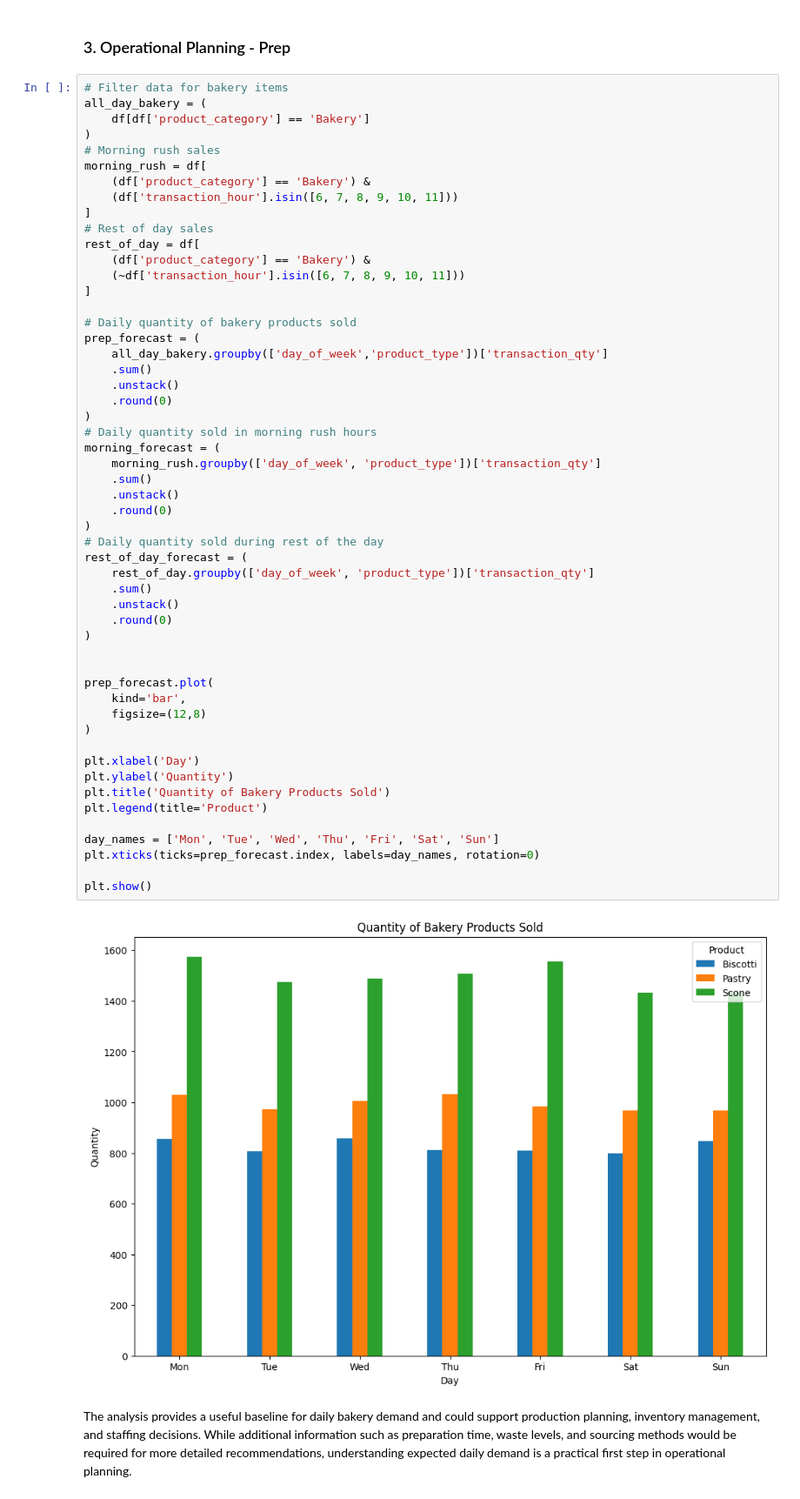
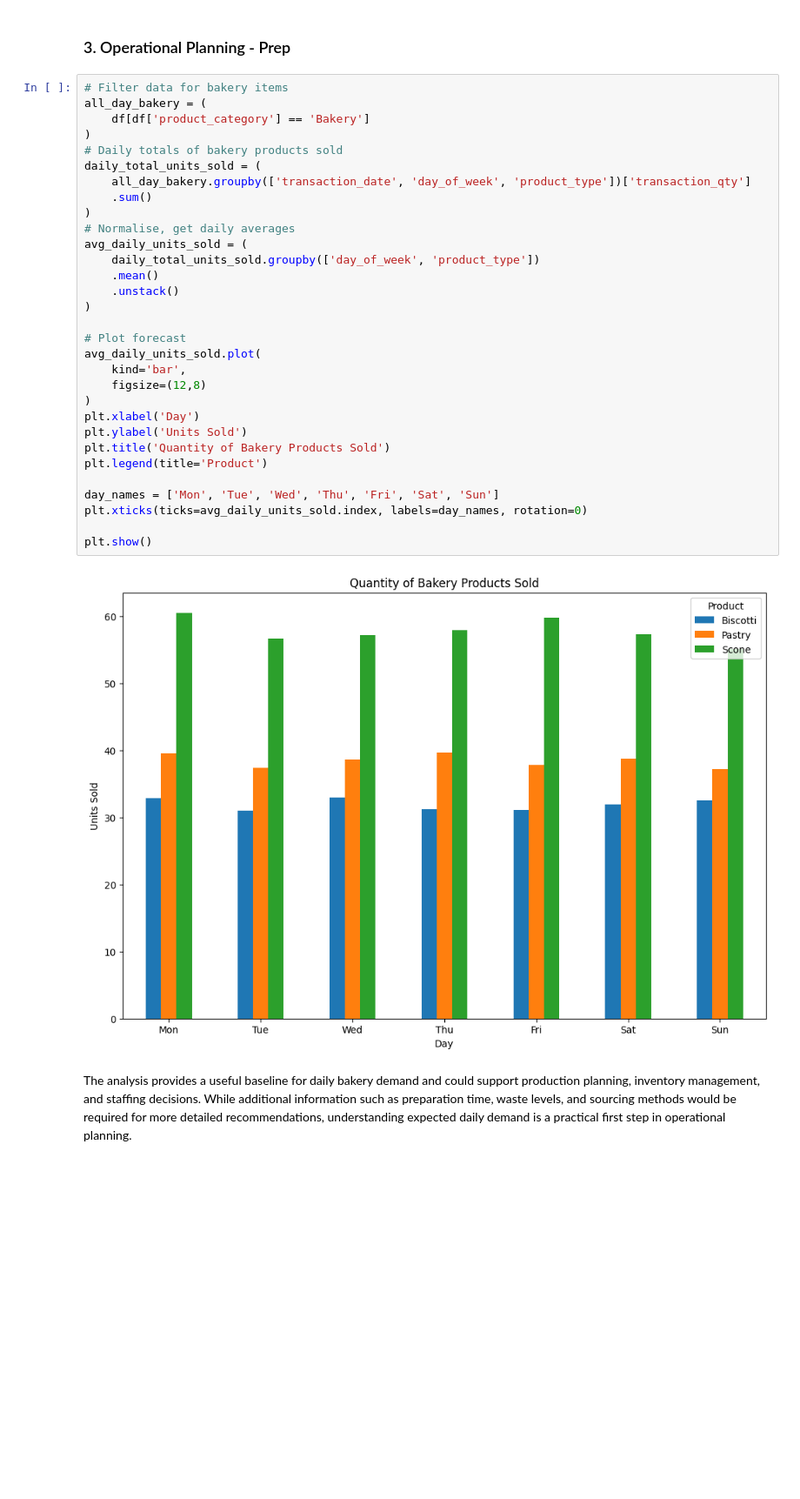
Before and after one commit to davidsaridakis/coffee-shop-analytics, a Jupyter notebook: notebooks/exploratory_analysis.ipynb, the cells around one changed output. Shown at 87% size. Cells and saved outputs as stored; diff of their text form; blank space fills up the shorter version.

```diff
--- a/notebooks/exploratory_analysis.ipynb
+++ b/notebooks/exploratory_analysis.ipynb
@@ -378,57 +384,35 @@ Demand patterns are largely aligned with expectations, with Coffee, Tea, and Bak
 # %%
 # Filter data for bakery items
 all_day_bakery = (
     df[df['product_category'] == 'Bakery']
 )
-# Morning rush sales
-morning_rush = df[
-    (df['product_category'] == 'Bakery') &
-    (df['transaction_hour'].isin([6, 7, 8, 9, 10, 11]))
-]
-# Rest of day sales
-rest_of_day = df[
-    (df['product_category'] == 'Bakery') &
-    (~df['transaction_hour'].isin([6, 7, 8, 9, 10, 11]))
-]
-
-# Daily quantity of bakery products sold
-prep_forecast = (
-    all_day_bakery.groupby(['day_of_week','product_type'])['transaction_qty']
+# Daily totals of bakery products sold
+daily_total_units_sold = (
+    all_day_bakery.groupby(['transaction_date', 'day_of_week', 'product_type'])['transaction_qty']
     .sum()
+)
+# Normalise, get daily averages
+avg_daily_units_sold = (
+    daily_total_units_sold.groupby(['day_of_week', 'product_type'])
+    .mean()
     .unstack()
-    .round(0)
-)
-# Daily quantity sold in morning rush hours
-morning_forecast = (
-    morning_rush.groupby(['day_of_week', 'product_type'])['transaction_qty']
-    .sum()
-    .unstack()
-    .round(0)
-)
-# Daily quantity sold during rest of the day
-rest_of_day_forecast = (
-    rest_of_day.groupby(['day_of_week', 'product_type'])['transaction_qty']
-    .sum()
-    .unstack()
-    .round(0)
 )
 
-
-prep_forecast.plot(
+# Plot forecast
+avg_daily_units_sold.plot(
     kind='bar',
     figsize=(12,8)
 )
-
 plt.xlabel('Day')
-plt.ylabel('Quantity')
+plt.ylabel('Units Sold')
 plt.title('Quantity of Bakery Products Sold')
 plt.legend(title='Product')
 
 day_names = ['Mon', 'Tue', 'Wed', 'Thu', 'Fri', 'Sat', 'Sun']
-plt.xticks(ticks=prep_forecast.index, labels=day_names, rotation=0)
+plt.xticks(ticks=avg_daily_units_sold.index, labels=day_names, rotation=0)
 
 plt.show()
 # %% [output]
-[figure, old version]
+[figure, new version]
 # %% [markdown]
 The analysis provides a useful baseline for daily bakery demand and could support production planning, inventory management, and staffing decisions. While additional information such as preparation time, waste levels, and sourcing methods would be required for more detailed recommendations, understanding expected daily demand is a practical first step in operational planning.
```
Also changed, not shown: parts of 5 cells of this notebook.
